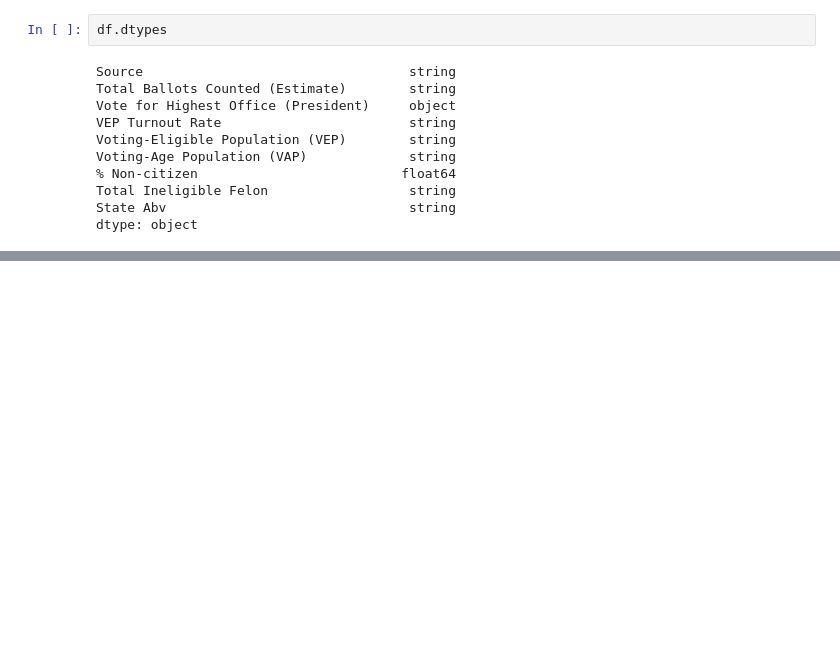
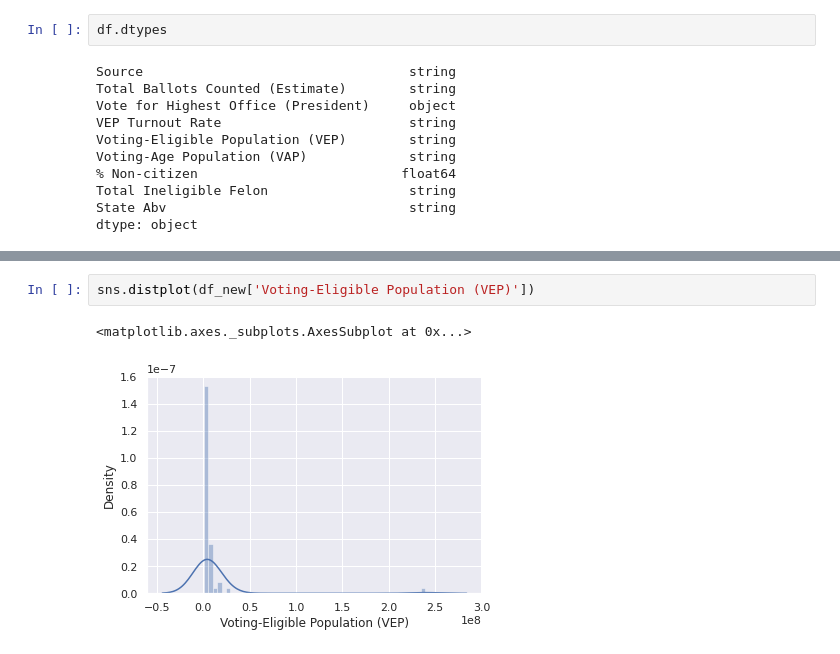
Before and after one commit to Eric1891/Micro-Credential-winter-2022, a Jupyter notebook: Day_7_Group.ipynb, the cells around one changed output, grey strips where cells are left out. Drawn from its saved outputs; the diff is of its cells as text; blank space fills up the shorter version.

```diff
--- a/Day_7_Group.ipynb
+++ b/Day_7_Group.ipynb
@@ -313,0 +350,5 @@ df.groupby(['State'])['Voting-Eligible Population (VEP)'].count().sort_values(as
+# %%
+sns.distplot(df_new['Voting-Eligible Population (VEP)'])
+# %% [output]
+<matplotlib.axes._subplots.AxesSubplot at 0x...>
+[figure, added]
```
Also changed, not shown: parts of 14 cells of this notebook.
